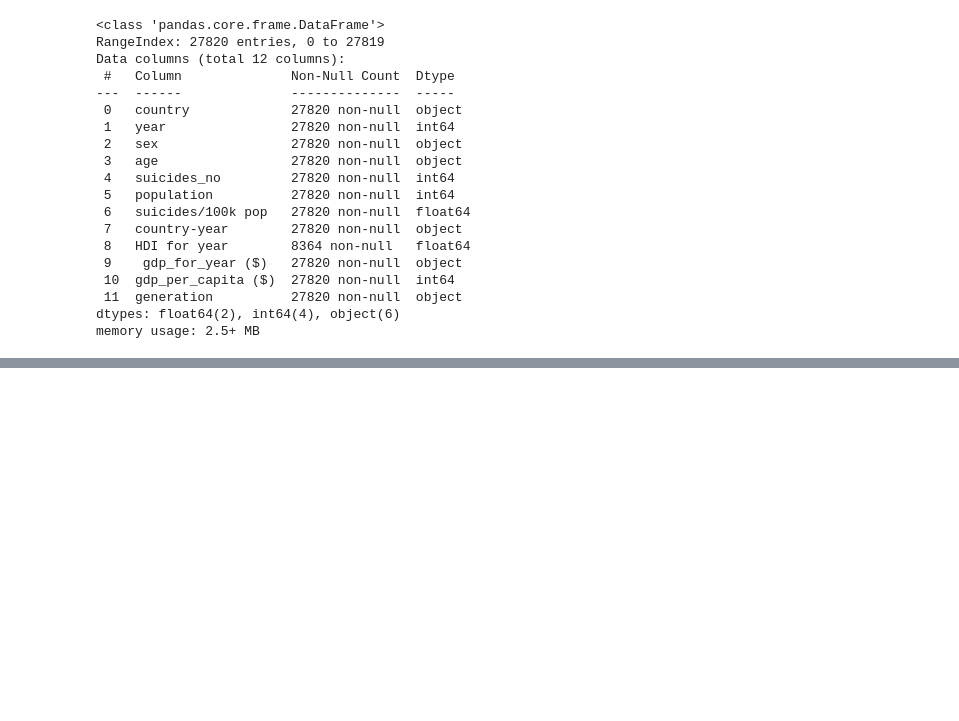
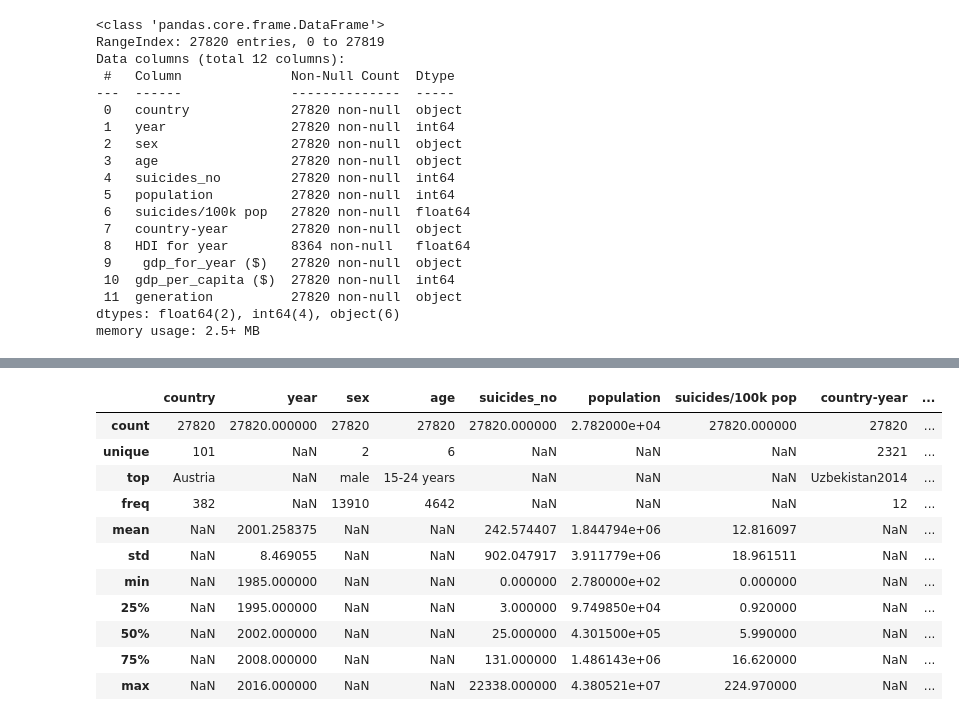
Before and after one commit to keerthanaa-babu/EDA-sem-3, a Jupyter notebook: EDA_lab1.ipynb, the cells around one changed output, grey strips where cells are left out. Drawn from its saved outputs; the diff is of its cells as text; code cells hidden in the pictures; blank space fills up the shorter version.

```diff
--- a/EDA_lab1.ipynb
+++ b/EDA_lab1.ipynb
@@ -63,0 +113,15 @@ df.columns
+# %%
+df.describe(include='all')
+# %% [output]
+|  | country | year | sex | age | suicides_no | population | suicides/100k pop | country-year | ... |
+| count | 27820 | 27820.000000 | 27820 | 27820 | 27820.000000 | 2.782000e+04 | 27820.000000 | 27820 | ... |
+| unique | 101 | NaN | 2 | 6 | NaN | NaN | NaN | 2321 | ... |
+| top | Austria | NaN | male | 15-24 years | NaN | NaN | NaN | Uzbekistan2014 | ... |
+| freq | 382 | NaN | 13910 | 4642 | NaN | NaN | NaN | 12 | ... |
+| mean | NaN | 2001.258375 | NaN | NaN | 242.574407 | 1.844794e+06 | 12.816097 | NaN | ... |
+| std | NaN | 8.469055 | NaN | NaN | 902.047917 | 3.911779e+06 | 18.961511 | NaN | ... |
+| min | NaN | 1985.000000 | NaN | NaN | 0.000000 | 2.780000e+02 | 0.000000 | NaN | ... |
+| 25% | NaN | 1995.000000 | NaN | NaN | 3.000000 | 9.749850e+04 | 0.920000 | NaN | ... |
+| 50% | NaN | 2002.000000 | NaN | NaN | 25.000000 | 4.301500e+05 | 5.990000 | NaN | ... |
+| 75% | NaN | 2008.000000 | NaN | NaN | 131.000000 | 1.486143e+06 | 16.620000 | NaN | ... |
+| max | NaN | 2016.000000 | NaN | NaN | 22338.000000 | 4.380521e+07 | 224.970000 | NaN | ... |
```
Also changed, not shown: parts of 46 cells of this notebook.
